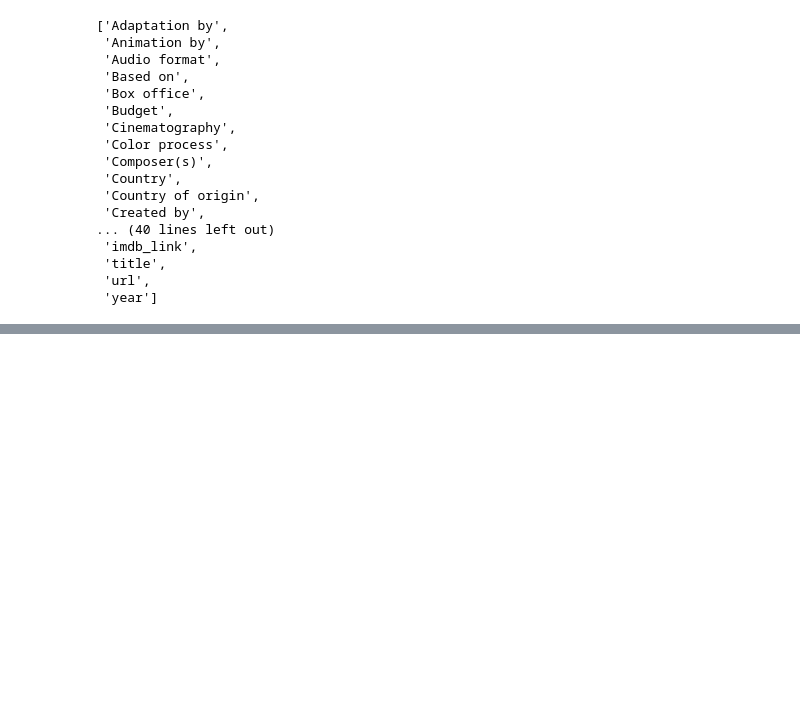
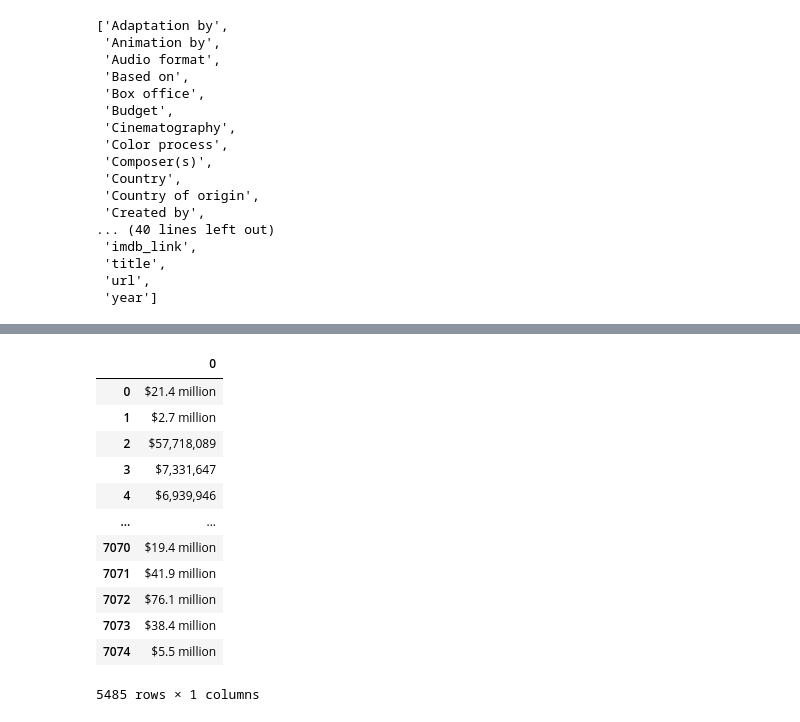
Before and after one commit to Ori0112/Movies-ETL, a Jupyter notebook: Movies-ETL_Practice.ipynb, the cells around one changed output, grey strips where cells are left out. Cells and saved outputs as stored; diff of their text form; code cells hidden in the pictures; blank space fills up the shorter version.

```diff
--- a/Movies-ETL_Practice.ipynb
+++ b/Movies-ETL_Practice.ipynb
@@ -208,0 +345,5 @@ sorted(wiki_movies_df.columns.tolist())
+# %%
+#Columns we want to keep
+wiki_columns_to_keep = [column for column in wiki_movies_df.columns if wiki_movies_df[column].isnull().sum() < len(wiki_movies_df) * 0.9]
+wiki_movies_df = wiki_movies_df[wiki_columns_to_keep]
+len(wiki_movies_df.columns)
@@ -208,0 +374,8 @@ sorted(wiki_movies_df.columns.tolist())
+# %%
+#Fix box office dtype
+box_office = wiki_movies_df["Box office"].dropna()
+
+def is_not_a_string(x):
+    return type(x) != str
+
+box_office[box_office.map(lambda x: type(x) != str)]
@@ -208,0 +395,4 @@ sorted(wiki_movies_df.columns.tolist())
+# %%
+#merging lists
+
+box_office = box_office.apply(lambda x: ' '.join(x) if type(x) == list else x)
@@ -208,0 +442,19 @@ sorted(wiki_movies_df.columns.tolist())
+# %%
+box_office = box_office.str.replace(r'\$.*[-—–](?![a-z])', '$', regex=True)
+# %%
+#Extract and convert box offive values
+box_office.str.extract(f'({form_one}|{form_two})')
+# %% [output]
+|  | 0 |
+| 0 | $21.4 million |
+| 1 | $2.7 million |
+| 2 | $57,718,089 |
+| 3 | $7,331,647 |
+| 4 | $6,939,946 |
+| ... | ... |
+| 7070 | $19.4 million |
+| 7071 | $41.9 million |
+| 7072 | $76.1 million |
+| 7073 | $38.4 million |
+| 7074 | $5.5 million |
+5485 rows × 1 columns
```
Also changed, not shown: parts of 35 cells of this notebook.
